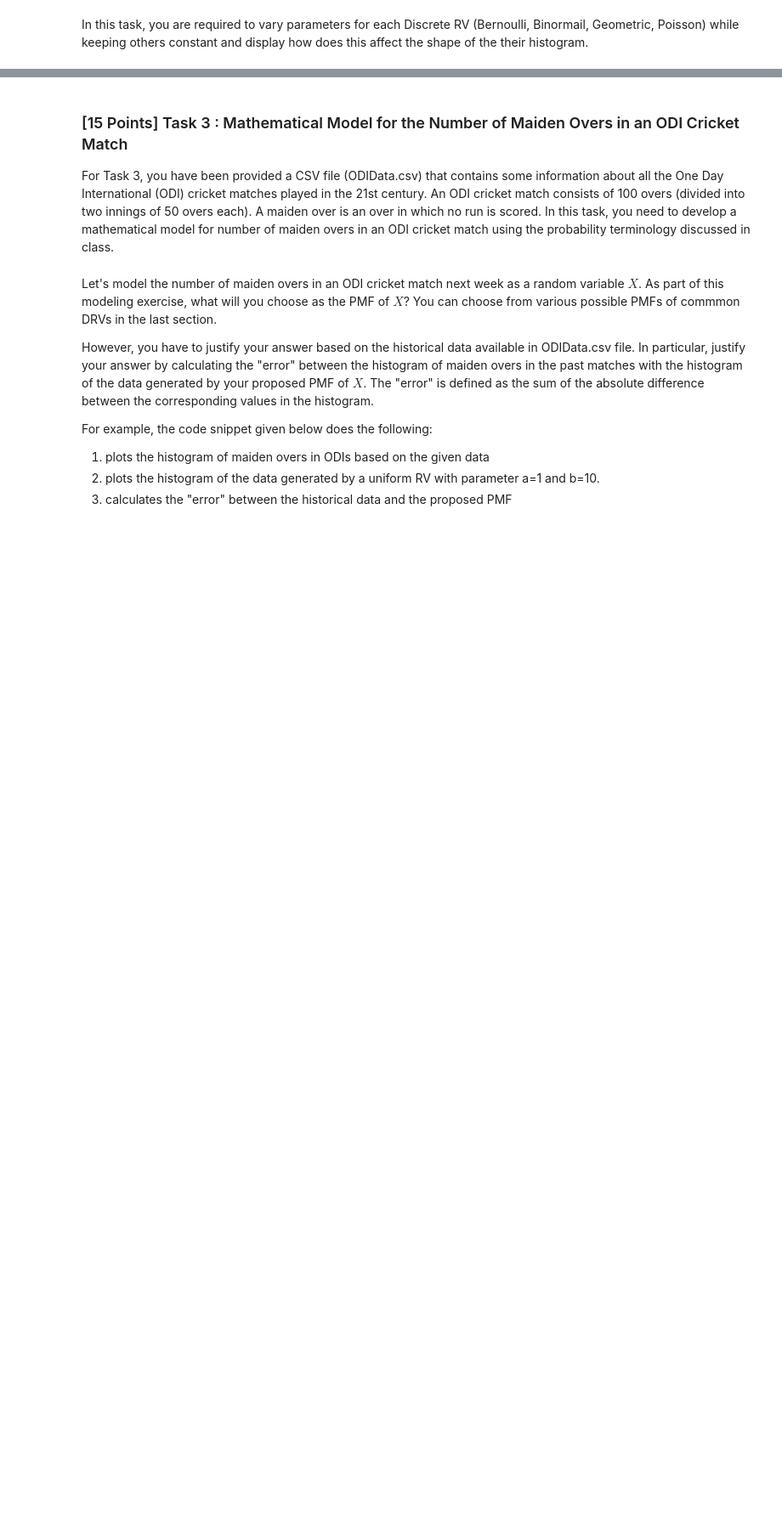
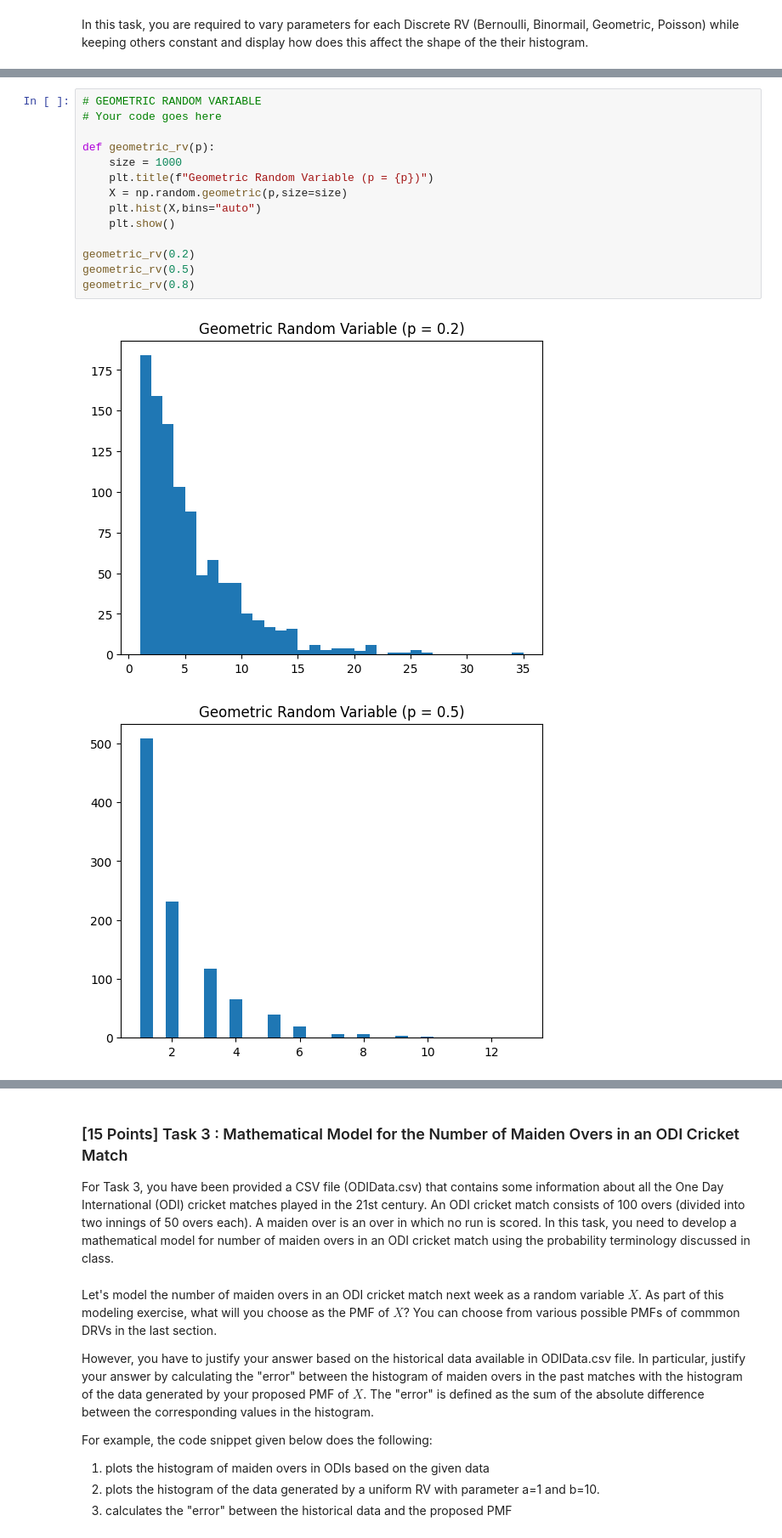
Before and after one commit to affan002/ProbnStats_programming_assignment, a Jupyter notebook: ProgAssignment_Spring2025.ipynb, the cells around one changed output, grey strips where cells are left out. Shown: that part at 85% size. Cells and saved outputs as stored; diff of their text form; blank space fills up the shorter version.

```diff
--- a/ProgAssignment_Spring2025.ipynb
+++ b/ProgAssignment_Spring2025.ipynb
@@ -88,0 +136,17 @@ In this task, you are required to vary parameters for each Discrete RV (Bernoull
+# %%
+# GEOMETRIC RANDOM VARIABLE
+# Your code goes here
+
+def geometric_rv(p):
+    size = 1000
+    plt.title(f"Geometric Random Variable (p = {p})")
+    X = np.random.geometric(p,size=size)
+    plt.hist(X,bins="auto")
+    plt.show()
+
+geometric_rv(0.2)
+geometric_rv(0.5)
+geometric_rv(0.8)
+# %% [output]
+[figure, added]
+[figure, added]
```
Also changed, not shown: parts of 20 cells of this notebook.
